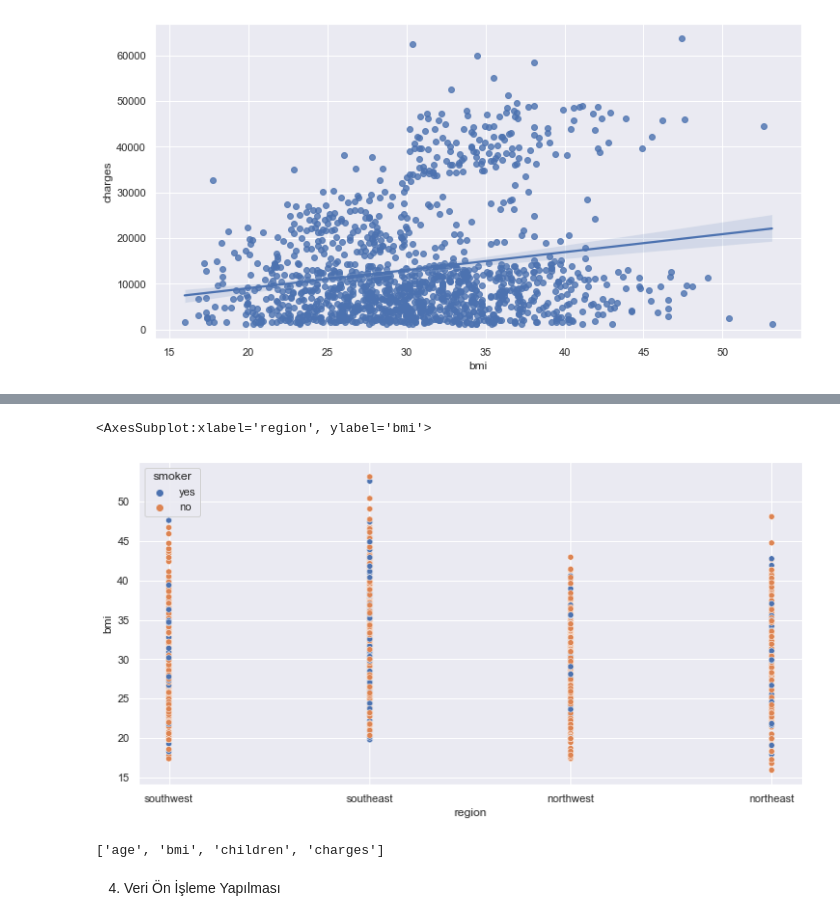
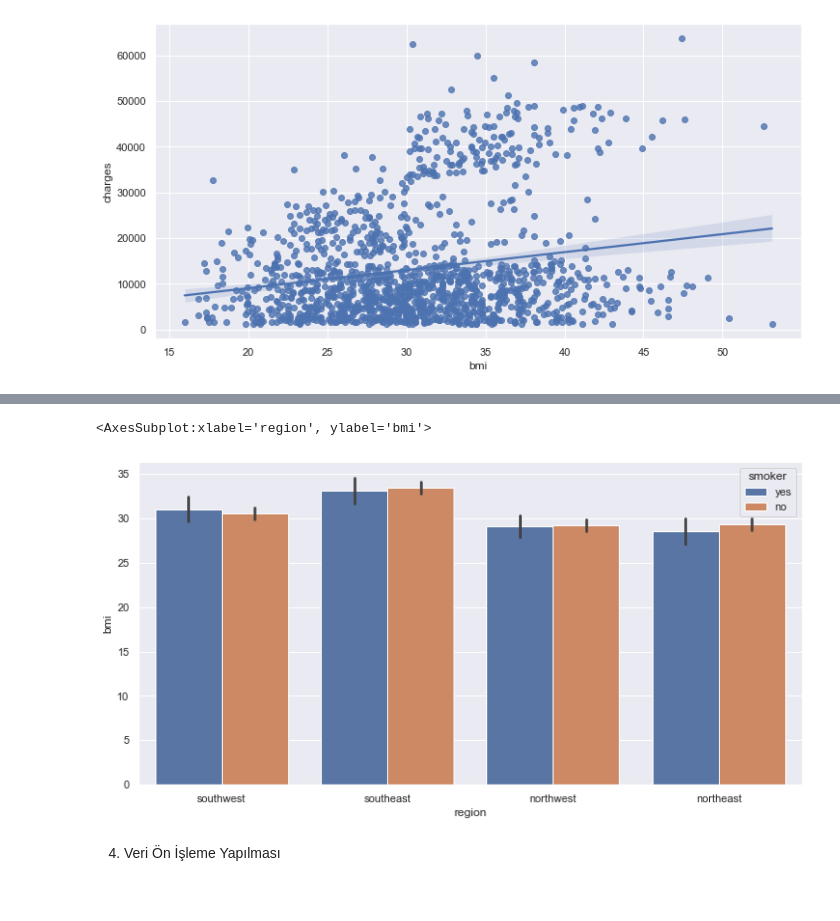
Before and after one commit to borhunsahin/kaggle-medical-cost-personal-analysis, a Jupyter notebook: main.ipynb, the cells around one changed output, grey strips where cells are left out. Cells and saved outputs as stored; diff of their text form; code cells hidden in the pictures.

```diff
--- a/main.ipynb
+++ b/main.ipynb
@@ -223,9 +208,8 @@ sns.regplot(x="bmi",y="charges",data=df)
 # %%
 # “region”, “smoker” ve “bmi” arasındaki ilişkiyi bar plot kullanarak inceleyiniz.
 
 plt.figure(figsize=(12,6))
-sns.set_theme()
-sns.scatterplot(data = df,x="region",y="bmi",hue="smoker")
+sns.barplot(x="region", y="bmi", hue="smoker", data=df)
 # %% [output]
 <AxesSubplot:xlabel='region', ylabel='bmi'>
-[figure, old version]
+[figure, new version]
@@ -234,7 +216,3 @@ num_cols=df._get_numeric_data().columns.tolist()
-# %%
-num_cols
-# %% [output]
-['age', 'bmi', 'children', 'charges']
 # %% [markdown]
 4. Veri Ön İşleme Yapılması
 # %%
```
Also changed, not shown: parts of 34 cells of this notebook, 1 other file.
